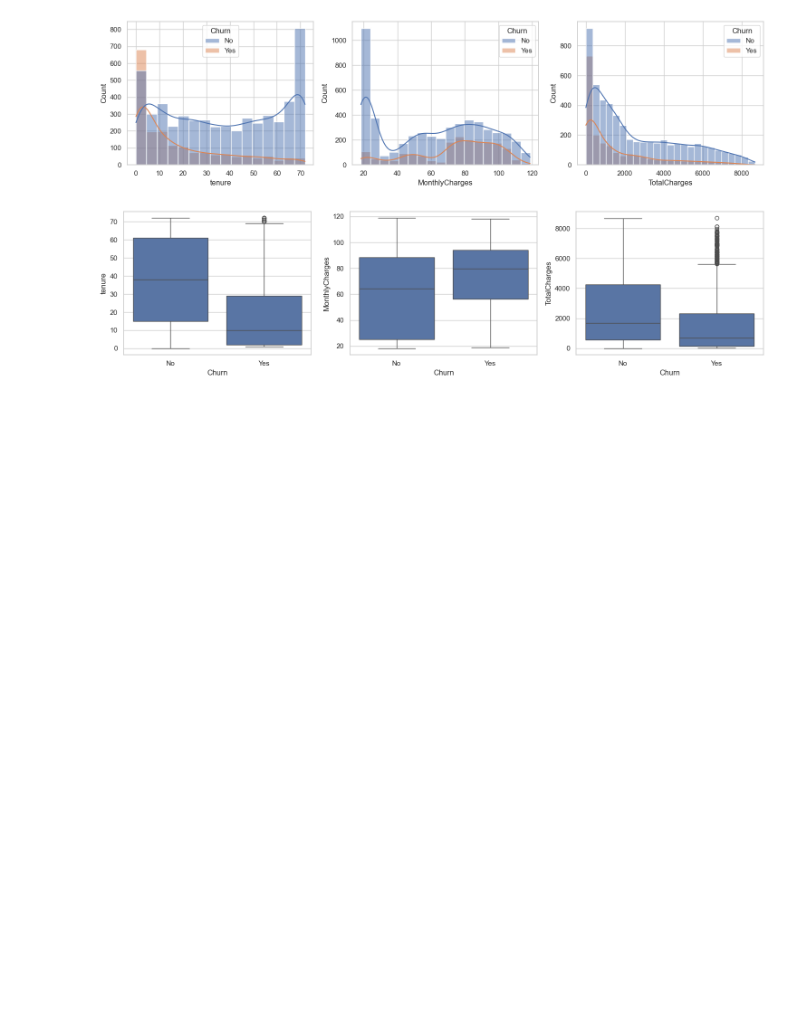
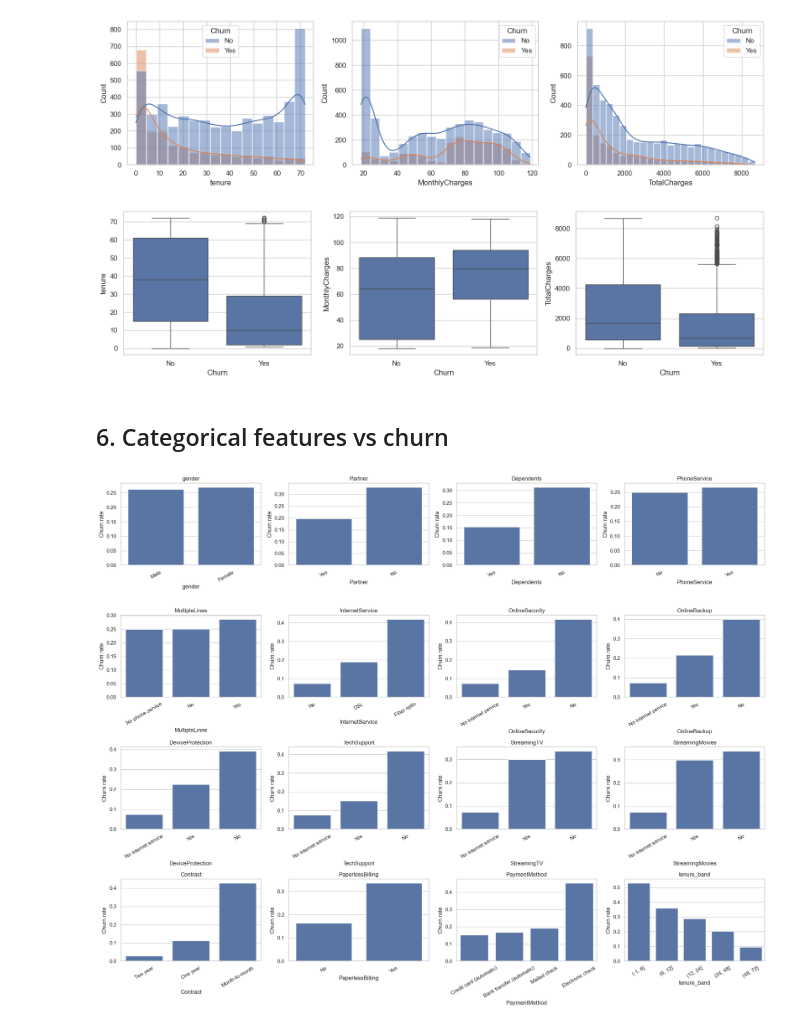
Before and after one commit to methuliH/telco-churn-coursework, a Jupyter notebook: notebooks/Task_01.ipynb, the cells around one changed output. Cells and saved outputs as stored; diff of their text form; code cells hidden in the pictures; blank space fills up the shorter version.

Commit message:
Plot churn rate for categorical features

```diff
--- a/notebooks/Task_01.ipynb
+++ b/notebooks/Task_01.ipynb
@@ -168,3 +168,23 @@ plt.tight_layout()
 plt.show()
 # %% [output]
 [figure]
+# %% [markdown]
+## 6. Categorical features vs churn
+# %%
+# Boxplots of the numeric features by churn, to compare medians, spread and outliers between churners and non-churners.
+cat_cols = [c for c in df.select_dtypes(exclude='number').columns if c != 'Churn']
+df['ChurnFlag'] = (df['Churn'] == 'Yes').astype(int)
+
+fig, axes = plt.subplots(4, 4, figsize=(20, 16))
+for ax, col in zip(axes.ravel(), cat_cols):
+    rate = df.groupby(col)['ChurnFlag'].mean().sort_values()
+    sns.barplot(x=rate.index, y=rate.values, ax=ax)
+    ax.set_title(col)
+    ax.set_ylabel('Churn rate')
+    ax.tick_params(axis='x', rotation=30)
+for ax in axes.ravel()[len(cat_cols):]:
+    ax.axis('off')
+plt.tight_layout()
+plt.show()
+# %% [output]
+[figure, added]
```
